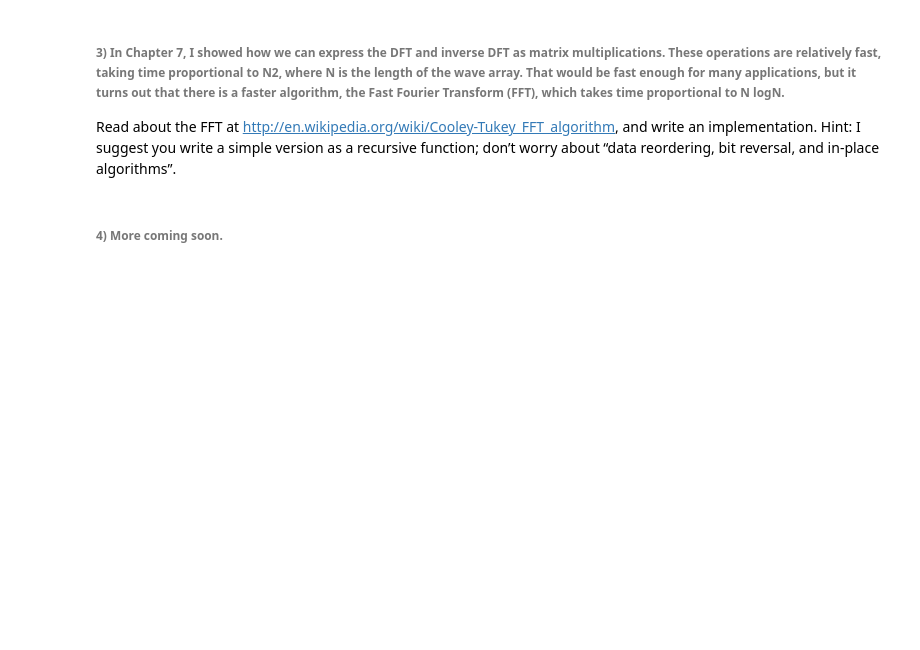
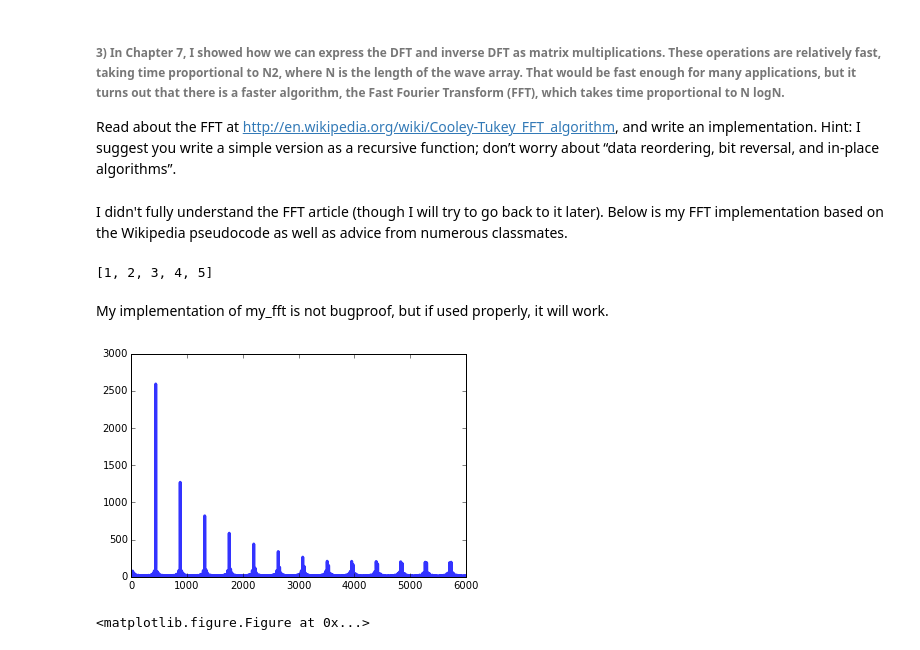
Before and after one commit to jenwei/ThinkDSP, a Jupyter notebook: code/ps04.ipynb, the cells around one changed output. Drawn from its saved outputs; the diff is of its cells as text; code cells hidden in the pictures; blank space fills up the shorter version.

```diff
--- a/code/ps04.ipynb
+++ b/code/ps04.ipynb
@@ -20,5 +125,32 @@ From http://en.wikipedia.org/wiki/Discrete_Fourier_transform:
 ###### 3) In Chapter 7, I showed how we can express the DFT and inverse DFT as matrix multiplications. These operations are relatively fast, taking time proportional to N2, where N is the length of the wave array. That would be fast enough for many applications, but it turns out that there is a faster algorithm, the Fast Fourier Transform (FFT), which takes time proportional to N logN.
 
 Read about the FFT at http://en.wikipedia.org/wiki/Cooley-Tukey_FFT_algorithm, and write an implementation. Hint: I suggest you write a simple version as a recursive function; don’t worry about “data reordering, bit reversal, and in-place algorithms”.
-# %% [markdown]
-###### 4) More coming soon.
+# %% [markdown]
+I didn't fully understand the FFT article (though I will try to go back to it later). Below is my FFT implementation based on the Wikipedia pseudocode as well as advice from numerous classmates.
+# %%
+random = [1,2,3,4,5,6,7,8,9,10]
+print(random[:5])
+# %% [output]
+[1, 2, 3, 4, 5]
+# %%
+def my_fft(xs):
+    N = len(xs)
+    if N == 1:
+        return xs
+    else:
+        odds = my_fft(xs[::2])
+        evens = my_fft(xs[1::2])
+        allX = [0]*N
+        for k in range(int(N/2)):
+            allX[k] = odds[k] + numpy.exp(-PI2*i*k/N)*evens[k]
+            allX[k+int(N/2)] = evens[k] - numpy.exp(-PI2*i*k/N)*evens[k]
+        return allX
+# %% [markdown]
+My implementation of my_fft is not bugproof, but if used properly, it will work.
+# %%
+new_amps = my_fft(thinkdsp.SawtoothSignal(440).make_wave().ys[:2**13])
+thinkdsp.Spectrum(new_amps, framerate=22000).plot()
+thinkplot.show(xlim=[0,6000])
+# %% [output]
+[figure, added]
+<matplotlib.figure.Figure at 0x...>
```
Also changed, not shown: parts of 32 cells of this notebook.
